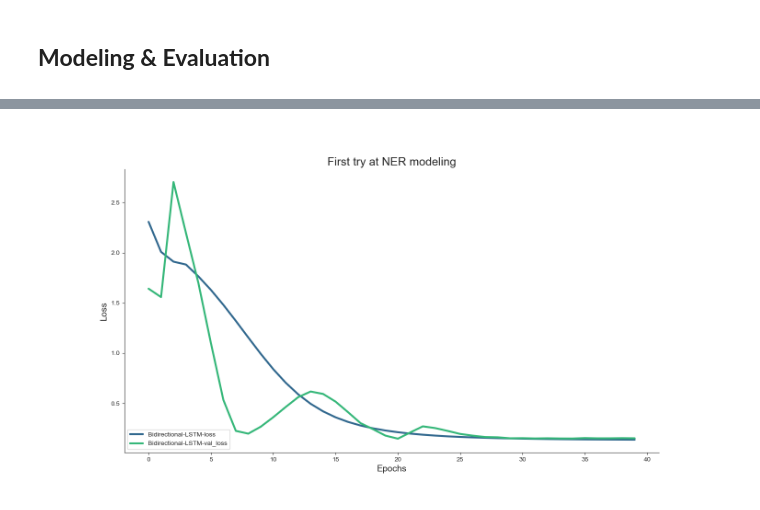
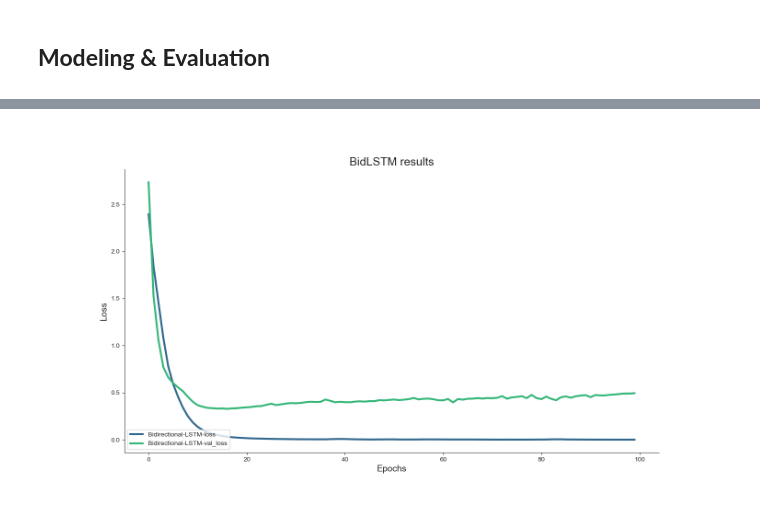
Before and after one commit to LuisPHenriques/NLP-Named-Entity-Recognition-CoNLL-2003, a Jupyter notebook: notebook.ipynb, the cells around one changed output, grey strips where cells are left out. Drawn from its saved outputs; the diff is of its cells as text; code cells hidden in the pictures.

Commit message:
results added

```diff
--- a/notebook.ipynb
+++ b/notebook.ipynb
@@ -11,9 +11,9 @@ tf.random.set_seed(seed_value)
 
 %matplotlib widget
 # %%
-train = LoadParquet('train.parquet')
-dev = LoadParquet('dev.parquet')
-test = LoadParquet('test.parquet')
+train = LoadParquet('data/train.parquet')
+dev = LoadParquet('data/dev.parquet')
+test = LoadParquet('data/test.parquet')
 # %%
 train.head()
 # %% [output]
@@ -117,12 +117,12 @@ sequence_length = Tokenizer.X_train.shape[1]
 model = NamedEntityRecognition_LSTM()
 
 model.vocabulary_size = 30000
-model.embedding_dimension = 64
+model.embedding_dimension = 256
 model.learning_rate = 0.0001
 model.learning_rate_decay = False
 Tokenizer.mini_batch_size = 256
 model.many_to_many = True
-model.lstm_hidden_nodes = [128, 128, 128]
+model.lstm_hidden_nodes = [256, 256, 256]
 model.dense_hidden_nodes = [128, 256, 128]
 model.output_nodes = 9
 model.bidirectional_lstm = True
@@ -130,7 +130,7 @@ model.batch_normalization = True
 model.layer_normalization = True
 model.optimizer = 'adam'
 model.amsgrad_adam_mod = False
-model.epochs = 40
+model.epochs = 100
 
 model_name='Bidirectional-LSTM'
 
@@ -184,9 +184,9 @@ args {
         for Tuple type infernce function 0
         while inferring type of node 'cond_42/output/_24'
 # %%
-utils.plot_loss(loss_values, 'First try at NER modeling')
+utils.plot_loss(loss_values, 'BidLSTM results')
 # %% [output]
-[figure, old version]
+[figure, new version]
 # %%
 y_pred = BidLSTM.predict(Tokenizer.test)
 # %% [output]
```
Also changed, not shown: parts of 3 cells of this notebook.
